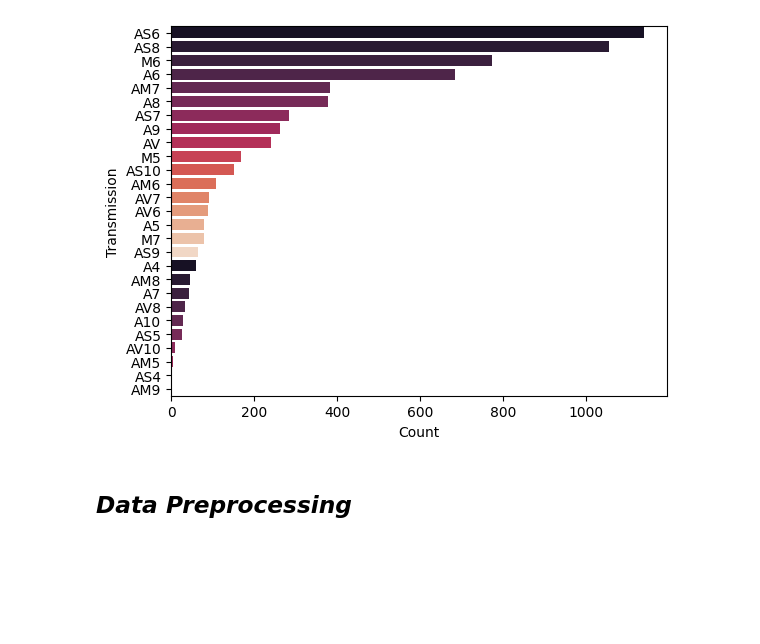
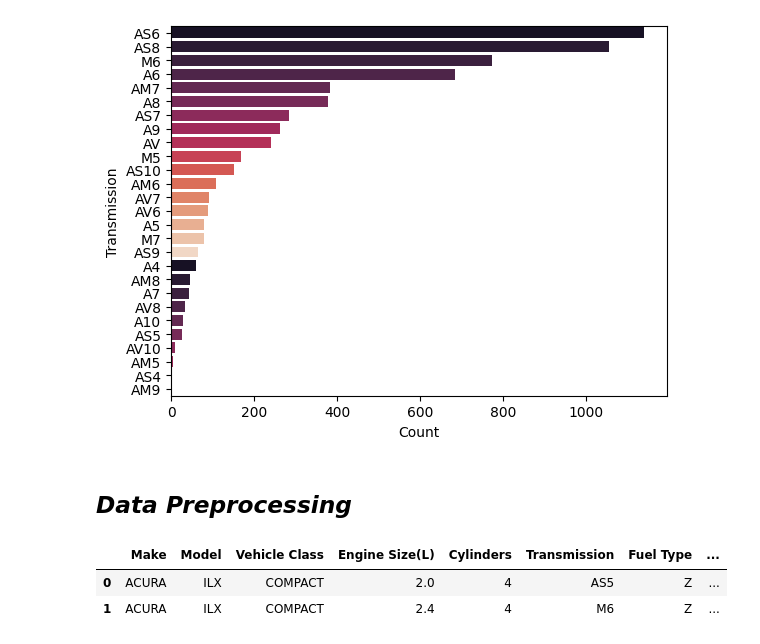
Before and after one commit to Gabecodex/Cars_Emisions_Canada, a Jupyter notebook: notebook.ipynb, the cells around one changed output. Saved outputs shown, nothing was run; the diff lists cells and outputs as text; code cells hidden in the pictures; blank space fills up the shorter version.

```diff
--- a/notebook.ipynb
+++ b/notebook.ipynb
@@ -61,3 +67,9 @@ fig.update_layout(title_text='Transmission Distribution ',xaxis_title="Transmiss
 fig.show()
 # %% [markdown]
 ## *Data Preprocessing*
+# %%
+df.head(2)
+# %% [output]
+|  | Make | Model | Vehicle Class | Engine Size(L) | Cylinders | Transmission | Fuel Type | ... |
+| 0 | ACURA | ILX | COMPACT | 2.0 | 4 | AS5 | Z | ... |
+| 1 | ACURA | ILX | COMPACT | 2.4 | 4 | M6 | Z | ... |
```
Also changed, not shown: parts of 6 cells of this notebook.
